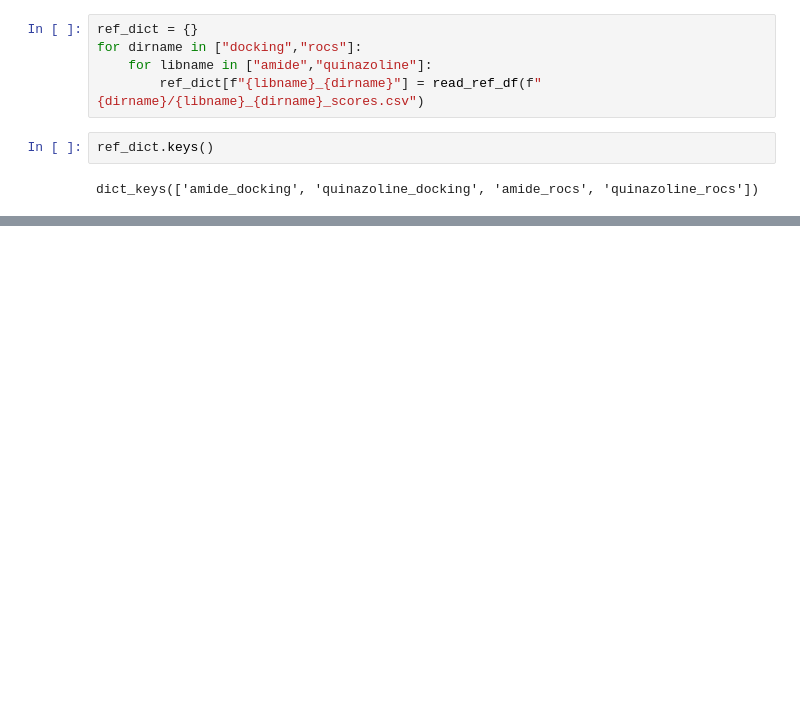
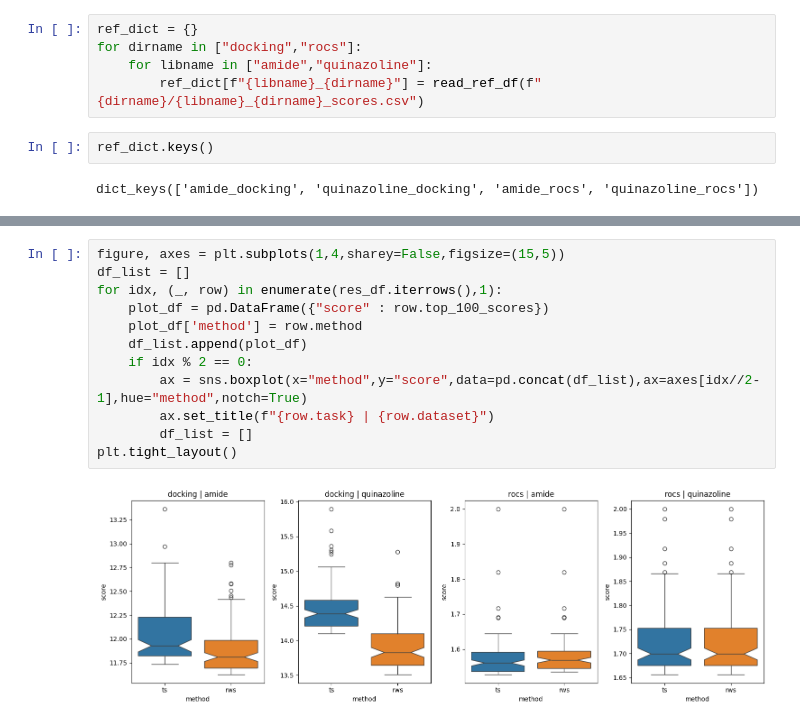
Before and after one commit to PatWalters/ts_benchmark, a Jupyter notebook: ts_analysis.ipynb, the cells around one changed output, grey strips where cells are left out. Cells and saved outputs as stored; diff of their text form; blank space fills up the shorter version.

```diff
--- a/ts_analysis.ipynb
+++ b/ts_analysis.ipynb
@@ -74,0 +79,14 @@ for idx, (_, row) in enumerate(res_df.iterrows(),1):
+# %%
+figure, axes = plt.subplots(1,4,sharey=False,figsize=(15,5))
+df_list = []
+for idx, (_, row) in enumerate(res_df.iterrows(),1):
+    plot_df = pd.DataFrame({"score" : row.top_100_scores})
+    plot_df['method'] = row.method
+    df_list.append(plot_df)
+    if idx % 2 == 0:
+        ax = sns.boxplot(x="method",y="score",data=pd.concat(df_list),ax=axes[idx//2-1],hue="method",notch=True)
+        ax.set_title(f"{row.task} | {row.dataset}")
+        df_list = []
+plt.tight_layout()
+# %% [output]
+[figure, added]
```
Also changed, not shown: parts of 3 cells of this notebook, 1 other file.
